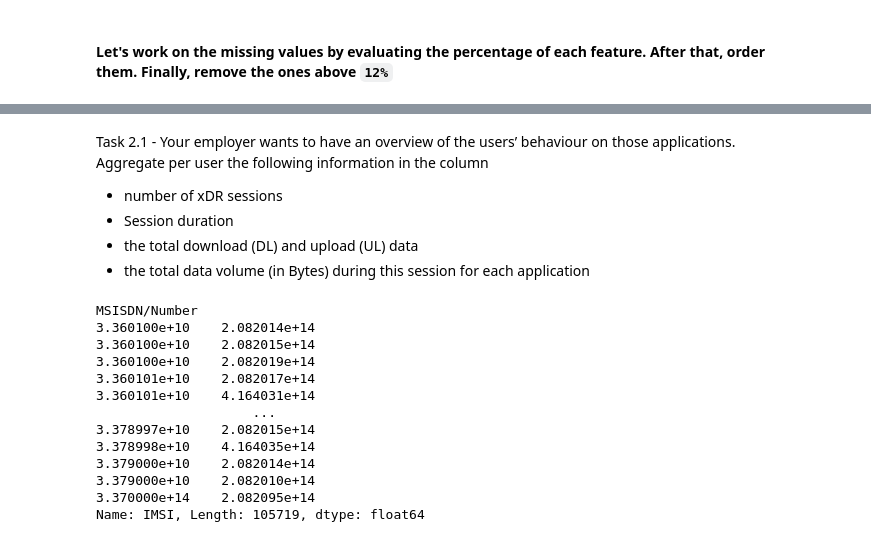
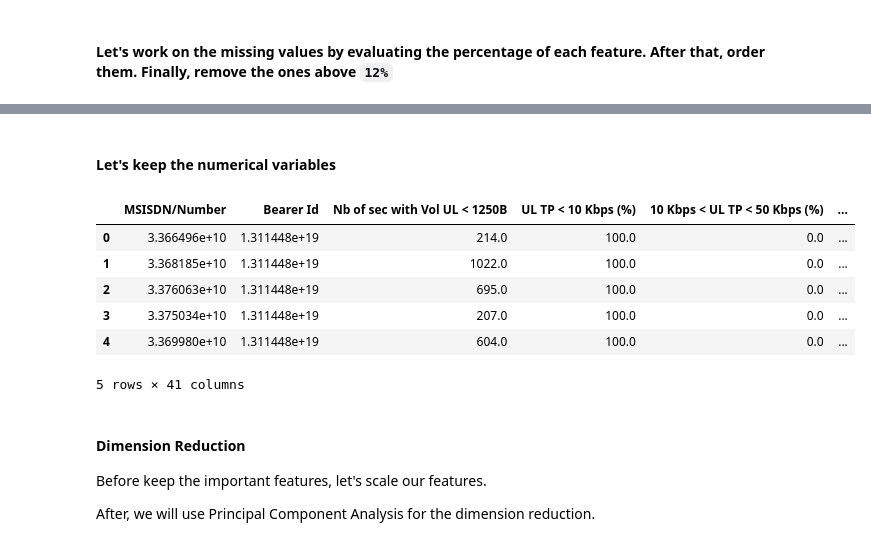
Before and after one commit to Roseco-crs/10Academy_week_1_Telecom_Industry, a Jupyter notebook: code/extract_data.ipynb, the cells around one changed output, grey strips where cells are left out. Drawn from its saved outputs; the diff is of its cells as text; code cells hidden in the pictures.

```diff
--- a/code/extract_data.ipynb
+++ b/code/extract_data.ipynb
@@ -408,23 +396,18 @@ Name: Handset Type, Length: 1363, dtype: object
-# %% [markdown]
-Task 2.1 - Your employer wants to have an overview of the users’ behaviour on those applications.
-Aggregate per user the following information in the column
-- number of xDR sessions
-- Session duration
-- the total download (DL) and upload (UL) data
-- the total data volume (in Bytes) during this session for each application
-# %%
-df.groupby('MSISDN/Number')['IMSI'].sum()
-# %% [output]
-MSISDN/Number
-3.360100e+10    2.082014e+14
-3.360100e+10    2.082015e+14
-3.360100e+10    2.082019e+14
-3.360101e+10    2.082017e+14
-3.360101e+10    4.164031e+14
-                    ...
-3.378997e+10    2.082015e+14
-3.378998e+10    4.164035e+14
-3.379000e+10    2.082014e+14
-3.379000e+10    2.082010e+14
-3.370000e+14    2.082095e+14
-Name: IMSI, Length: 105719, dtype: float64
+# %% [markdown]
+#### Let's keep the numerical variables
+# %%
+df_num = df.select_dtypes(exclude='object')
+df_num.head()
+# %% [output]
+|  | MSISDN/Number | Bearer Id | Nb of sec with Vol UL < 1250B | UL TP < 10 Kbps (%) | 10 Kbps < UL TP < 50 Kbps (%) | ... |
+| 0 | 3.366496e+10 | 1.311448e+19 | 214.0 | 100.0 | 0.0 | ... |
+| 1 | 3.368185e+10 | 1.311448e+19 | 1022.0 | 100.0 | 0.0 | ... |
+| 2 | 3.376063e+10 | 1.311448e+19 | 695.0 | 100.0 | 0.0 | ... |
+| 3 | 3.375034e+10 | 1.311448e+19 | 207.0 | 100.0 | 0.0 | ... |
+| 4 | 3.369980e+10 | 1.311448e+19 | 604.0 | 100.0 | 0.0 | ... |
+5 rows × 41 columns
+# %% [markdown]
+#### Dimension Reduction
+Before keep the important features, let's scale our features.
+
+After, we will use Principal Component Analysis for the dimension reduction.
```
Also changed, not shown: parts of 15 cells of this notebook.
